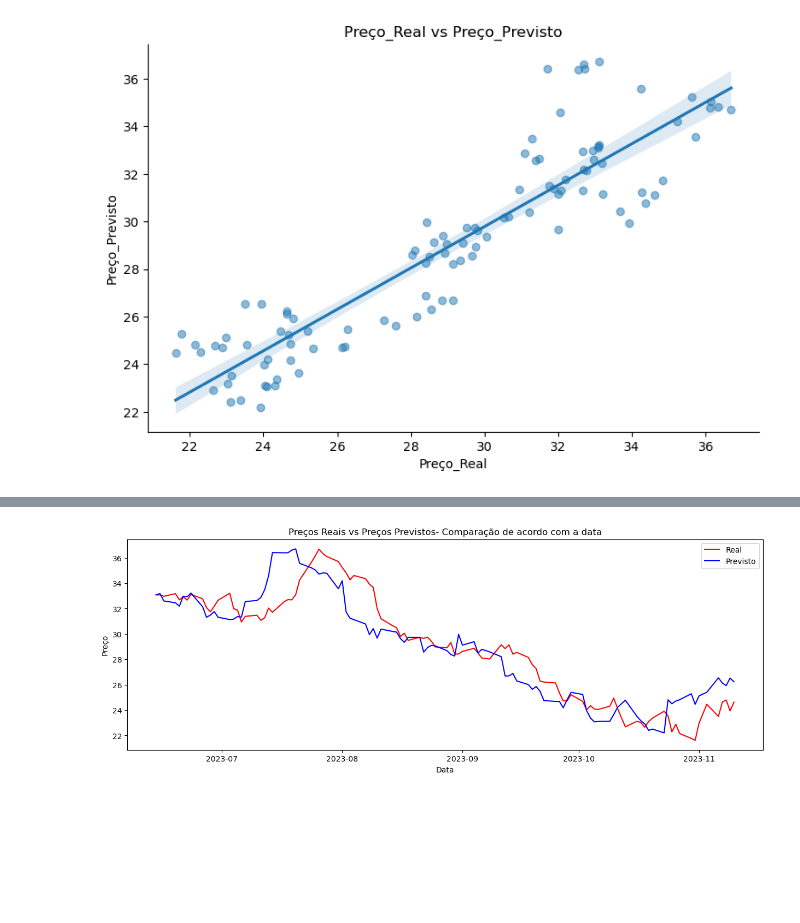
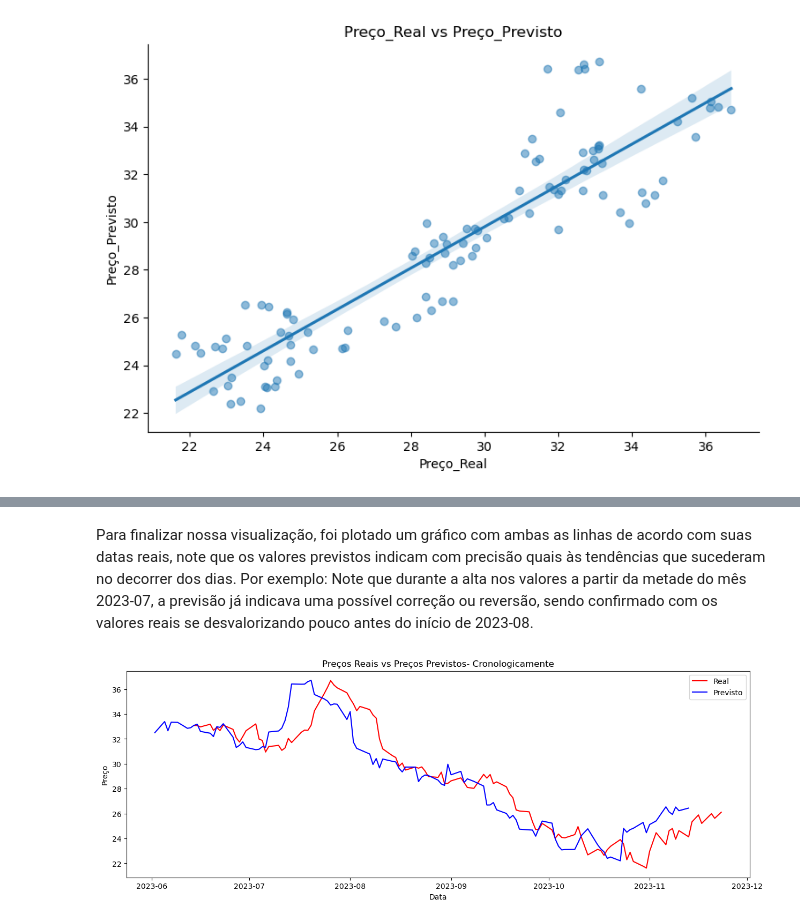
Before and after one commit to carneiro-fernando/EBAC, a Jupyter notebook: Projetos/Projeto_de_Parceria.ipynb, the cells around one changed output, grey strips where cells are left out. Saved outputs shown, nothing was run; the diff lists cells and outputs as text; code cells hidden in the pictures; blank space fills up the shorter version.

```diff
--- a/Projetos/Projeto_de_Parceria.ipynb
+++ b/Projetos/Projeto_de_Parceria.ipynb
@@ -550,9 +701,9 @@ y_test, predicted = model_training.train_and_predict()
 # %%
 # Cria DataFrame para comparar os valores reais e previstos
-compare_df = pd.concat([y_test, predicted], axis=1).dropna()
+compare_df = pd.concat([y_test, predicted], axis=1)
 compare_df = compare_df.set_axis(['Preço_Real', 'Preço_Previsto'], axis=1)
 
-compare_df.head(5)
+compare_df.dropna().head(5)
 # %% [output]
 |  | Preço_Real | Preço_Previsto |
 | Data |  |  |
@@ -623,19 +868,21 @@ plt.show()
+# %% [markdown]
+Para finalizar nossa visualização, foi plotado um gráfico com ambas as linhas de acordo com suas datas reais, note que os valores previstos indicam com precisão quais às tendências que sucederam no decorrer dos dias. Por exemplo: Note que durante a alta nos valores a partir da metade do mês 2023-07, a previsão já indicava uma possível correção ou reversão, sendo confirmado com os valores reais se desvalorizando pouco antes do início de 2023-08.
 # %%
 # Cria uma figura e um conjunto de subplots
 fig, ax = plt.subplots(figsize=(15,5))
 
 # Plota os dados reais
 ax.plot_date(compare_df.index, compare_df.Preço_Real, 'r-', label='Real')
 
 # Plota os dados previstos
 ax.plot_date(compare_df.index, compare_df.Preço_Previsto, 'b-', label='Previsto')
 
 # Define os rótulos, título e legenda
 ax.set_xlabel('Data')
 ax.set_ylabel('Preço')
-ax.set_title('Preços Reais vs Preços Previstos- Comparação de acordo com a data')
+ax.set_title('Preços Reais vs Preços Previstos- Cronologicamente')
 ax.legend()
 
 plt.show()
 # %% [output]
-[figure, old version]
+[figure, new version]
```
Also changed, not shown: parts of 58 cells of this notebook.
